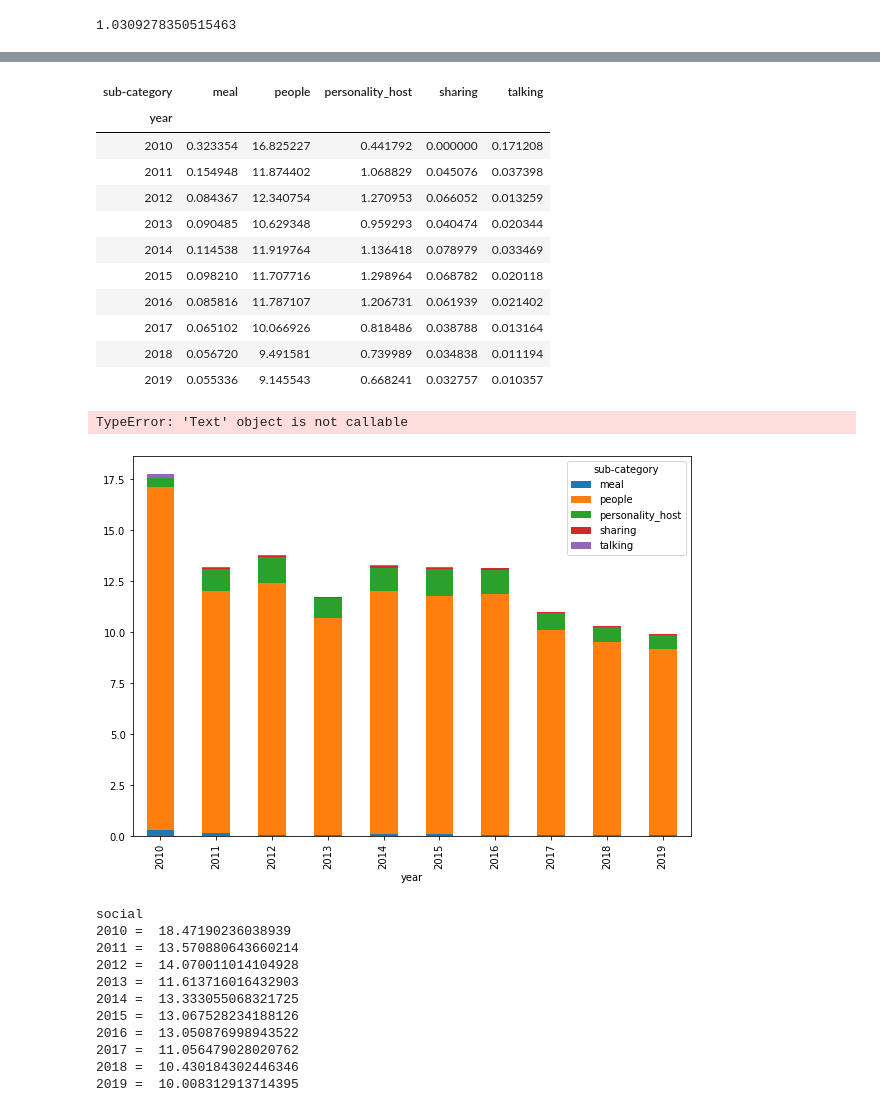
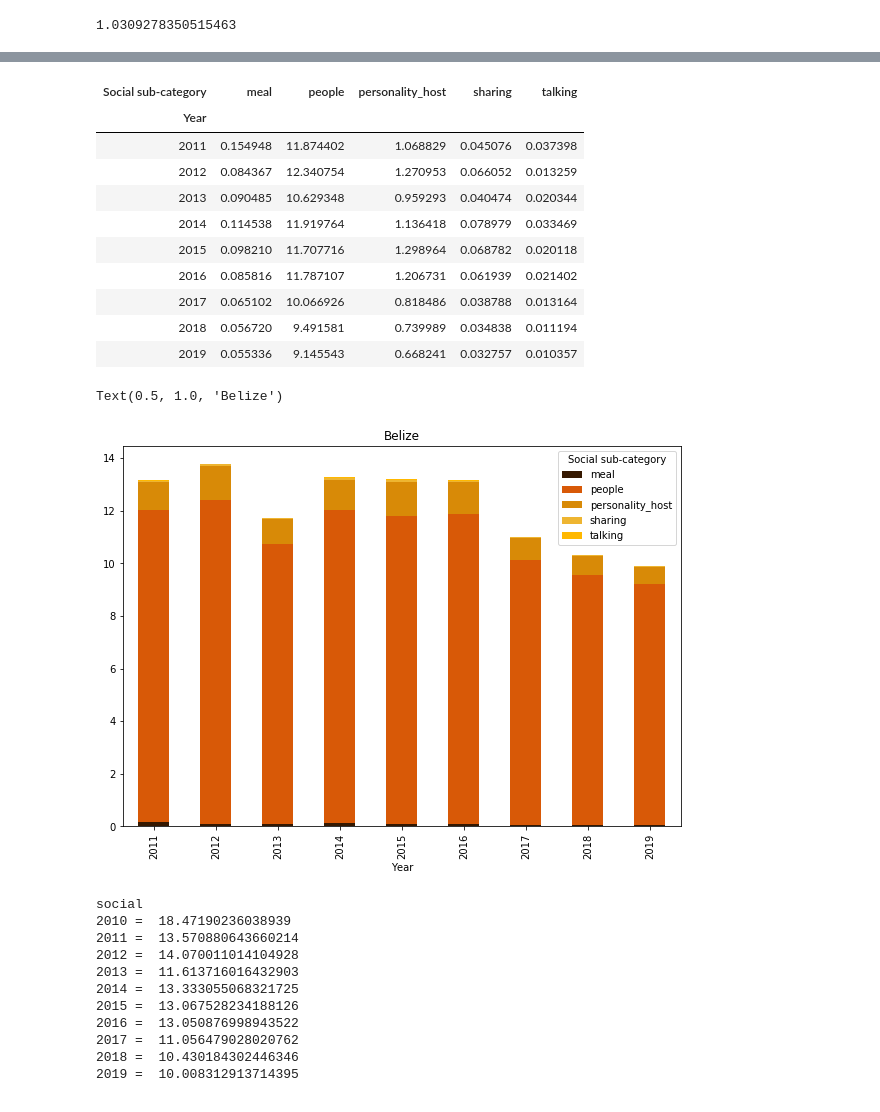
Before and after one commit to hirurana/COMP0031, a Jupyter notebook: Scripts/Adoption_Calculation.ipynb, the cells around one changed output, grey strips where cells are left out. Drawn from its saved outputs; the diff is of its cells as text; code cells hidden in the pictures.

Commit message:
social pretty chart

```diff
--- a/Scripts/Adoption_Calculation.ipynb
+++ b/Scripts/Adoption_Calculation.ipynb
@@ -205,10 +205,10 @@ setOfReviews
 | 1176 | 183285 | 762308 | 2011-04-12 | 517906 | Brian | colindas wa a great place the cab... | en | 0.031359 | ... |
 | 1220 | 183332 | 645659 | 2011-10-19 | 799046 | Andrew & Jackie | colin and linda have done a great... | en | 0.050740 | ... |
 # %%
-d = {'year': [2010, 2010, 2010, 2010, 2010, 2011, 2011, 2011, 2011, 2011, 2012, 2012, 2012, 2012, 2012,
+d = {'Year': [2010, 2010, 2010, 2010, 2010, 2011, 2011, 2011, 2011, 2011, 2012, 2012, 2012, 2012, 2012,
               2013, 2013, 2013, 2013, 2013, 2014, 2014, 2014, 2014, 2014, 2015, 2015, 2015, 2015, 2015,
               2016, 2016, 2016, 2016, 2016, 2017, 2017, 2017, 2017, 2017, 2018, 2018, 2018, 2018, 2018,
-              2019, 2019, 2019, 2019, 2019], 'sub-category' : ['meal', 'people', 'personality_host', 'sharing', 'talking',
+              2019, 2019, 2019, 2019, 2019], 'Social sub-category' : ['meal', 'people', 'personality_host', 'sharing', 'talking',
                                                           'meal', 'people', 'personality_host', 'sharing', 'talking', 'meal', 'people', 'personality_host', 'sharing', 'talking',
                                                           'meal', 'people', 'personality_host', 'sharing', 'talking', 'meal', 'people', 'personality_host', 'sharing', 'talking',
                                                           'meal', 'people', 'personality_host', 'sharing', 'talking', 'meal', 'people', 'personality_host', 'sharing', 'talking',
@@ -333,12 +333,13 @@ social_out
 # print("2018 = ",for2018b)
 # print("2019 = ",for2019b)
 # %%
-pivot_social = social_out.pivot(index='year', columns='sub-category', values='value')
+social_out = social_out.loc[social_out['Year'] != 2010]
+pivot_social = social_out.pivot(index='Year', columns='Social sub-category', values='value')
+# pivot_social = pivot_social.loc[pivot_social['Year'] != 2010]
 pivot_social
 # %% [output]
-| sub-category | meal | people | personality_host | sharing | talking |
-| year |  |  |  |  |  |
-| 2010 | 0.323354 | 16.825227 | 0.441792 | 0.000000 | 0.171208 |
+| Social sub-category | meal | people | personality_host | sharing | talking |
+| Year |  |  |  |  |  |
 | 2011 | 0.154948 | 11.874402 | 1.068829 | 0.045076 | 0.037398 |
 | 2012 | 0.084367 | 12.340754 | 1.270953 | 0.066052 | 0.013259 |
 | 2013 | 0.090485 | 10.629348 | 0.959293 | 0.040474 | 0.020344 |
@@ -349,11 +350,11 @@ pivot_social
 | 2018 | 0.056720 | 9.491581 | 0.739989 | 0.034838 | 0.011194 |
 | 2019 | 0.055336 | 9.145543 | 0.668241 | 0.032757 | 0.010357 |
 # %%
-pivot_social.loc[:,['meal','people', 'personality_host', 'sharing', 'talking']].plot.bar(stacked=True, figsize=(10,7))
-plot.title("kmp")
+pivot_social.loc[:,['meal','people', 'personality_host', 'sharing', 'talking']].plot.bar(stacked=True, figsize=(10,7), color=['#351800','#D85907','#D88A07','#EEB531','#FFB800'])
+plt.title("Belize")
 # %% [output]
-TypeError: 'Text' object is not callable
+Text(0.5, 1.0, 'Belize')
-[figure, old version]
+[figure, new version]
 # %%
 for2010 = adoptionForSetOfReviews('social', reviews, dictionary, '2010-01-01', '2011-01-01', k_social)
 for2011 = adoptionForSetOfReviews('social', reviews, dictionary, '2011-01-01', '2012-01-01', k_social)
```
Also changed, not shown: parts of 2 cells of this notebook.
